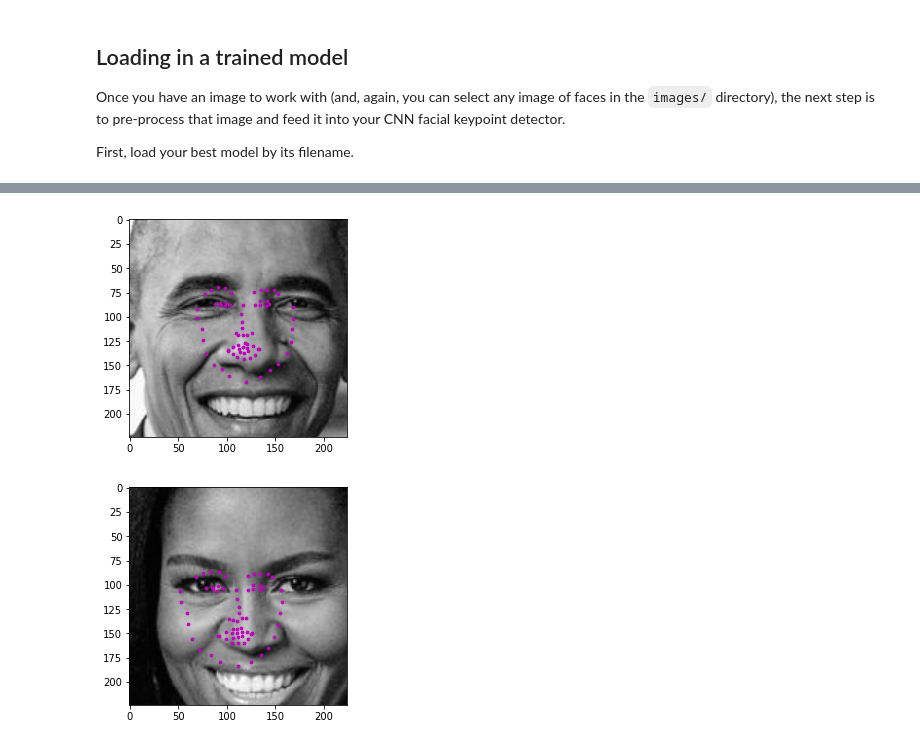
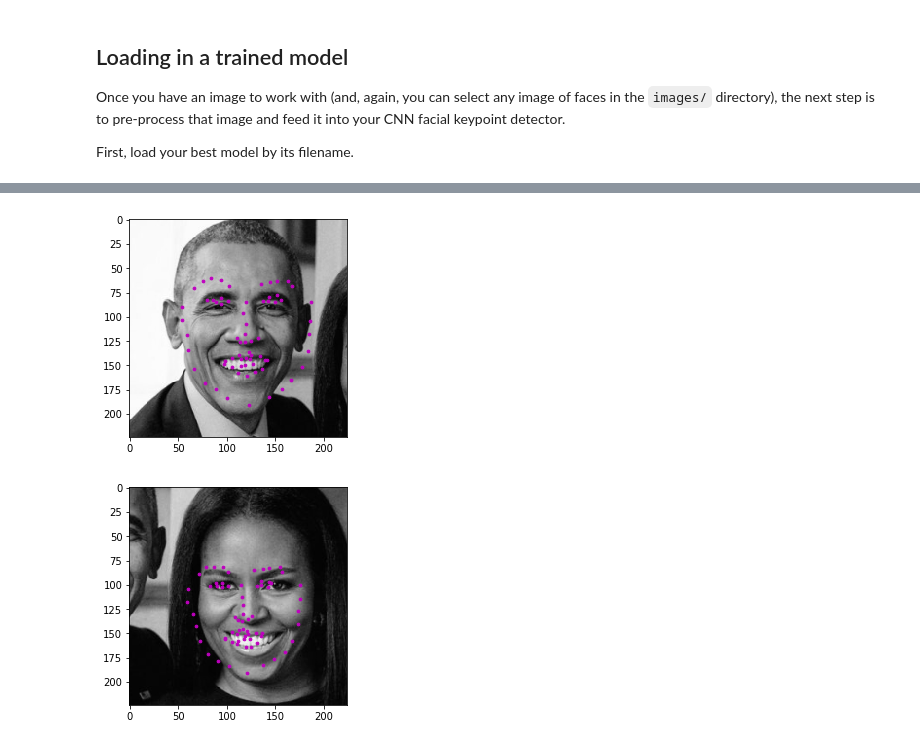
Before and after one commit to petersiemen/P1_Facial_Keypoints, a Jupyter notebook: 3. Facial Keypoint Detection, Complete Pipeline.ipynb, the cells around one changed output, grey strips where cells are left out. Cells and saved outputs as stored; diff of their text form; code cells hidden in the pictures.

```diff
--- a/3. Facial Keypoint Detection, Complete Pipeline.ipynb
+++ b/3. Facial Keypoint Detection, Complete Pipeline.ipynb
@@ -153,34 +153,38 @@ image_copy = np.copy(image)
 # loop over the detected faces from your haar cascade
 for (x,y,w,h) in faces:
 
     # Select the region of interest that is the face in the image
-    roi = image_copy[y:y+h, x:x+w]
+    margin = int(w*0.4)
+    roi = image_copy[y-margin:y+h+margin, x-margin:x+w+margin]
+    #roi = image_copy[y:y+h, x:x+w]
 
     ## TODO: Convert the face region from RGB to grayscale
     ## TODO: Normalize the grayscale image so that its color range falls in [0,1] instead of [0,255]
     ## TODO: Rescale the detected face to be the expected square size for your CNN (224x224, suggested)
     ## TODO: Reshape the numpy image shape (H x W x C) into a torch image shape (C x H x W)
     transformed = data_transform({'image': roi, 'keypoints':  np.array([[0,0]])})
     transformed_image = transformed['image']
     #unsqueeze into single batch dataset
     transformed_image = transformed_image.type(torch.FloatTensor).unsqueeze(0)
 
     ## TODO: Make facial keypoint predictions using your loaded, trained network
     ## perform a forward pass to get the predicted facial keypoints
     # forward pass to get net output
     output_pts = net(transformed_image)
     # get predicted key points for single image in the batch and detach it to numpy array
     output_pts = output_pts.view(output_pts.size()[0], 68, -1)[0].detach().numpy()
 
     # undo normalization of keypoints
-    predicted_key_pts = output_pts*50.0+100
+    #predicted_key_pts = output_pts*50.0+100
+    predicted_key_pts = output_pts*60.0+100
+
 
 
     ## TODO: Display each detected face and the corresponding keypoints
     fig = plt.figure()
     show_all_keypoints(np.squeeze(transformed_image), predicted_key_pts)
 
 plt.show()
 # %% [output]
-[figure, old version]
+[figure, new version]
-[figure, old version]
+[figure, new version]
```
Also changed, not shown: 4 other files.
